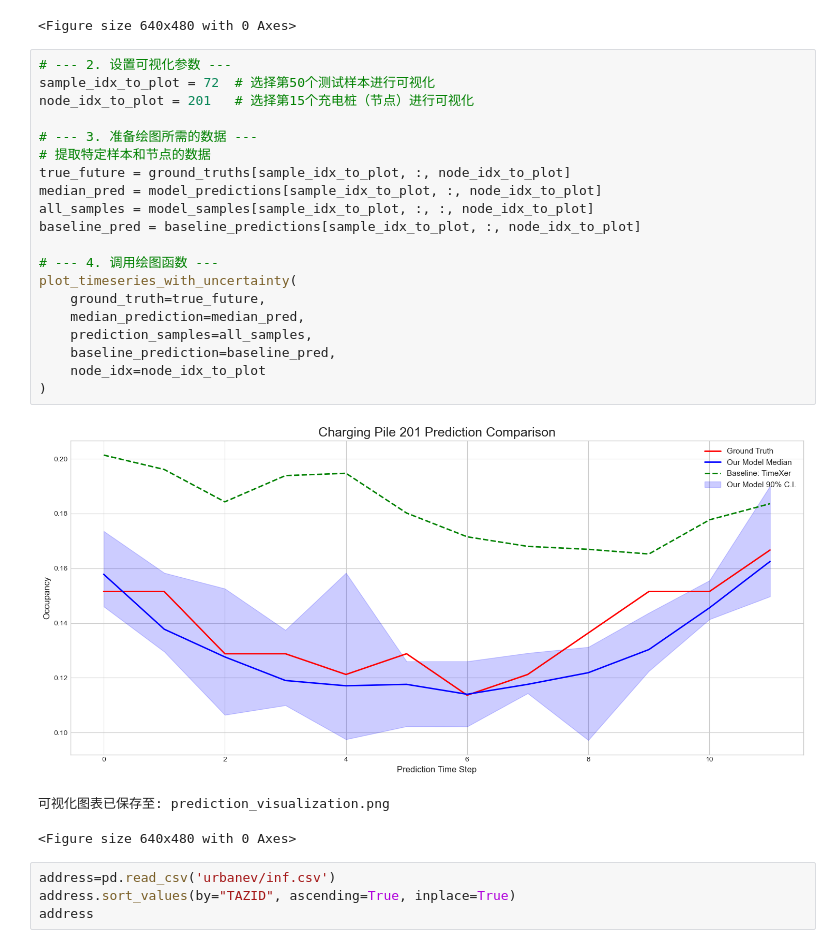
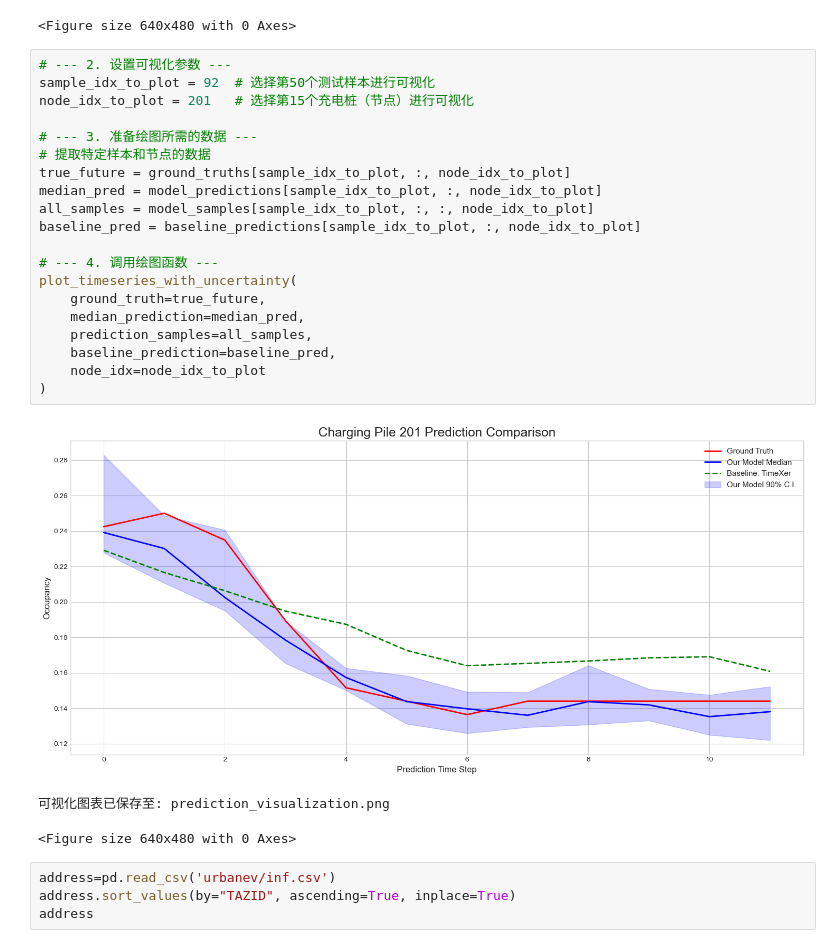
Before and after one commit to ZJU-Andy-Lau/STDM, a Jupyter notebook: draw_new.ipynb, the cells around one changed output. Cells and saved outputs as stored; diff of their text form.

```diff
--- a/draw_new.ipynb
+++ b/draw_new.ipynb
@@ -348,26 +348,26 @@ plot_timeseries_with_uncertainty(
 <Figure size 640x480 with 0 Axes>
 # %%
 # --- 2. 设置可视化参数 ---
-sample_idx_to_plot = 72  # 选择第50个测试样本进行可视化
+sample_idx_to_plot = 92  # 选择第50个测试样本进行可视化
 node_idx_to_plot = 201   # 选择第15个充电桩（节点）进行可视化
 
 # --- 3. 准备绘图所需的数据 ---
 # 提取特定样本和节点的数据
 true_future = ground_truths[sample_idx_to_plot, :, node_idx_to_plot]
 median_pred = model_predictions[sample_idx_to_plot, :, node_idx_to_plot]
 all_samples = model_samples[sample_idx_to_plot, :, :, node_idx_to_plot]
 baseline_pred = baseline_predictions[sample_idx_to_plot, :, node_idx_to_plot]
 
 # --- 4. 调用绘图函数 ---
 plot_timeseries_with_uncertainty(
     ground_truth=true_future,
     median_prediction=median_pred,
     prediction_samples=all_samples,
     baseline_prediction=baseline_pred,
     node_idx=node_idx_to_plot
 )
 # %% [output]
-[figure, old version]
+[figure, new version]
 可视化图表已保存至: prediction_visualization.png
 <Figure size 640x480 with 0 Axes>
 # %%
```
Also changed, not shown: 2 other files.
